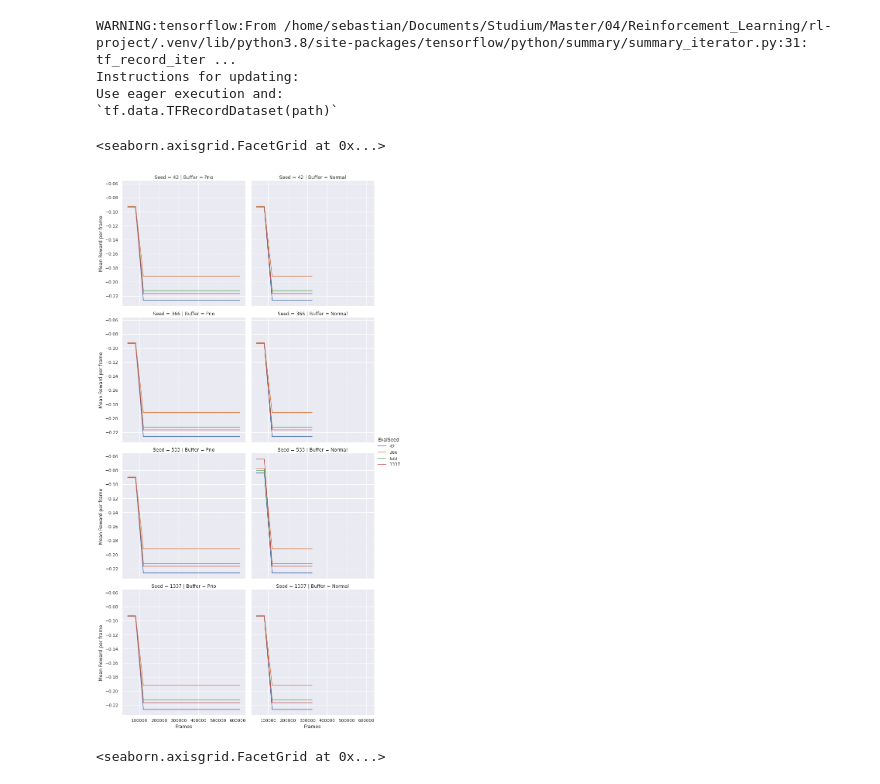
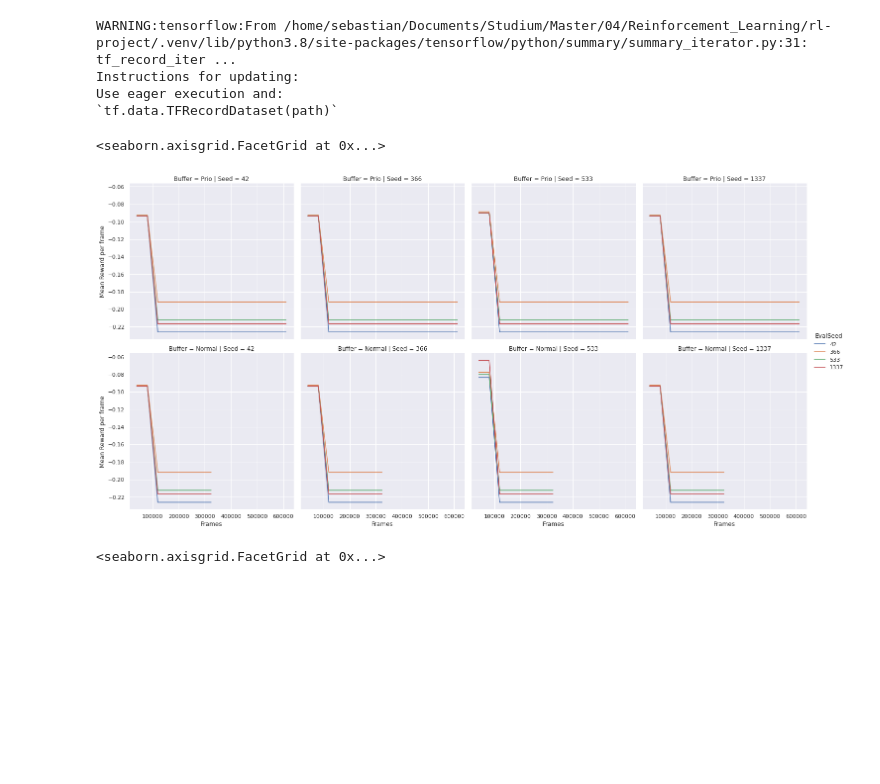
Before and after one commit to Dschimm/rl-project, a Jupyter notebook: charts.ipynb, the cells around one changed output. Cells and saved outputs as stored; diff of their text form; code cells hidden in the pictures; blank space fills up the shorter version.

Commit message:
change eval orientation

```diff
--- a/charts.ipynb
+++ b/charts.ipynb
@@ -175,10 +175,10 @@ df1337eval = pd.concat([df1337evalcon.assign(Buffer='Prio'), df1337evalconbuf.as
 
 dfeval = pd.concat([df42eval.assign(Seed='42'), df366eval.assign(Seed='366'), df533eval.assign(Seed='533'), df1337eval.assign(Seed='1337')])
 # %%
-sns.relplot(x="Frames", y="Mean Reward per frame", hue="EvalSeed", row="Seed", col="Buffer", kind="line", data=dfeval)
+sns.relplot(x="Frames", y="Mean Reward per frame", hue="EvalSeed", col="Seed", row="Buffer", kind="line", data=dfeval)
 # %% [output]
 <seaborn.axisgrid.FacetGrid at 0x...>
-[figure, old version]
+[figure, new version]
 # %%
 sns.relplot(x="Frames", y="Mean Reward per frame", hue="Buffer", col="Seed", col_wrap=2, data=dfmassive)
 # %% [output]
```
